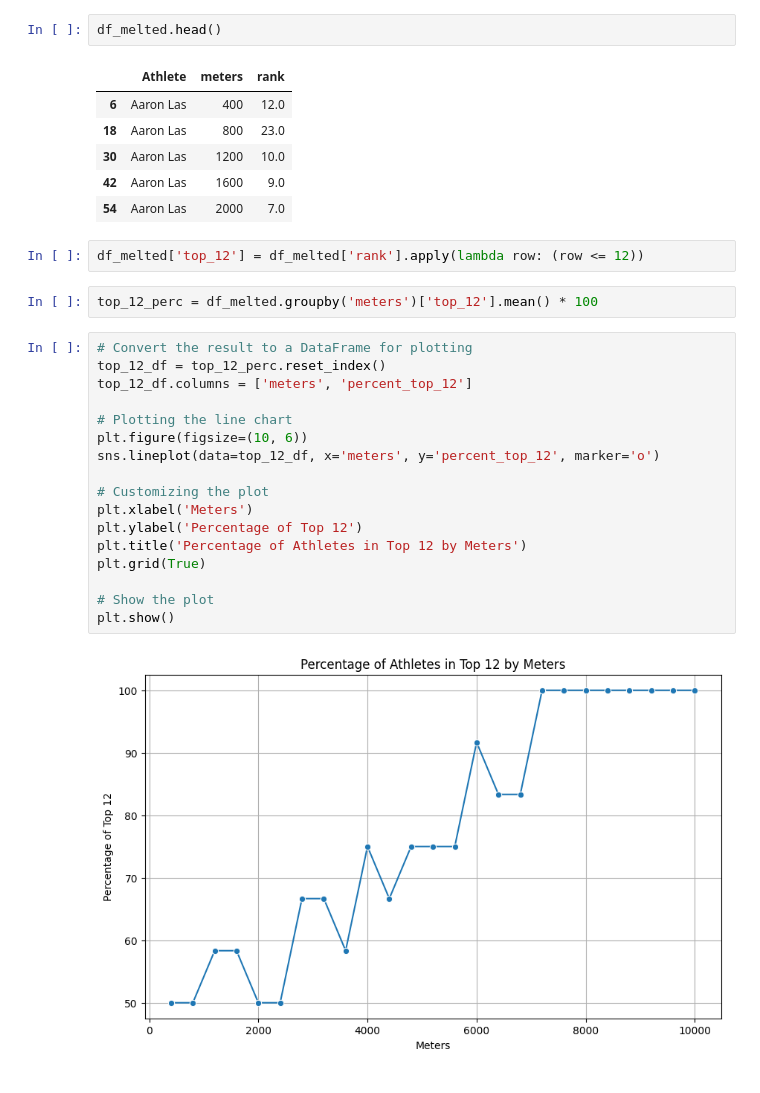
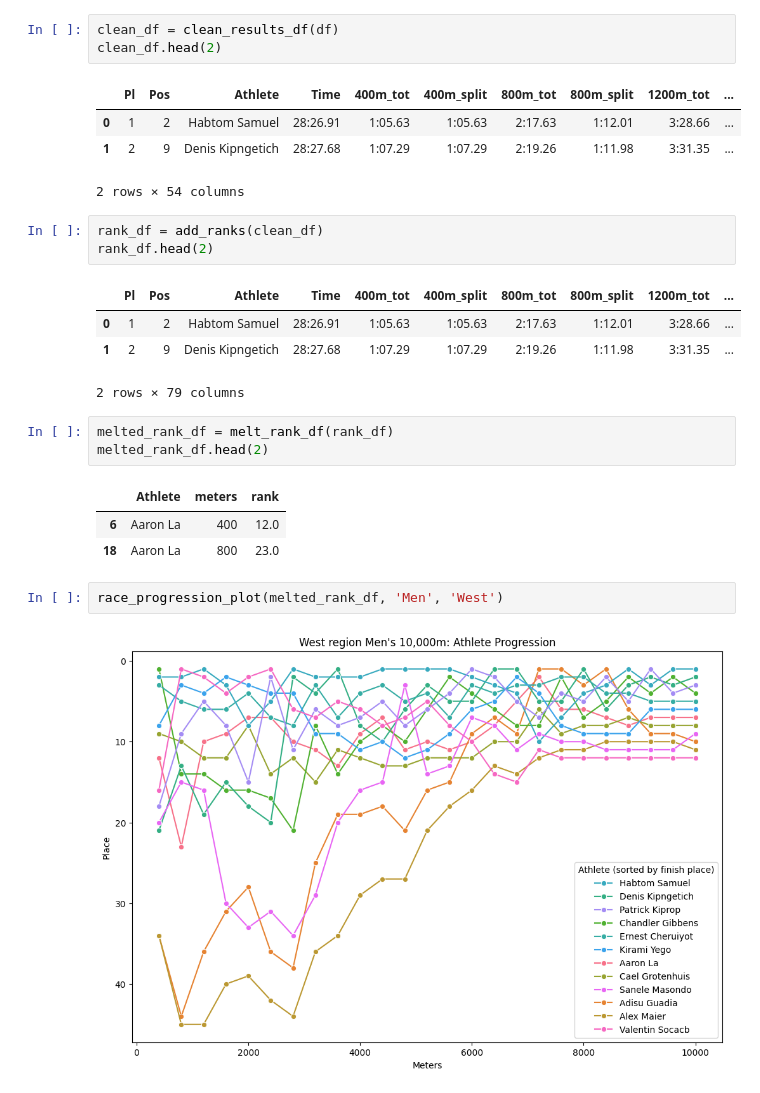
Before and after one commit to racheldadamio/rachels-receipts, a Jupyter notebook: regionals_10k/race_progression.ipynb, the cells around one changed output. Drawn from its saved outputs; the diff is of its cells as text.

Commit message:
adding plots

```diff
--- a/regionals_10k/race_progression.ipynb
+++ b/regionals_10k/race_progression.ipynb
@@ -140,32 +23,27 @@ plt.show()
-# %%
-df_melted.head()
-# %% [output]
-|  | Athlete | meters | rank |
-| 6 | Aaron Las | 400 | 12.0 |
-| 18 | Aaron Las | 800 | 23.0 |
-| 30 | Aaron Las | 1200 | 10.0 |
-| 42 | Aaron Las | 1600 | 9.0 |
-| 54 | Aaron Las | 2000 | 7.0 |
-# %%
-df_melted['top_12'] = df_melted['rank'].apply(lambda row: (row <= 12))
-# %%
-top_12_perc = df_melted.groupby('meters')['top_12'].mean() * 100
-# %%
-# Convert the result to a DataFrame for plotting
-top_12_df = top_12_perc.reset_index()
-top_12_df.columns = ['meters', 'percent_top_12']
-
-# Plotting the line chart
-plt.figure(figsize=(10, 6))
-sns.lineplot(data=top_12_df, x='meters', y='percent_top_12', marker='o')
-
-# Customizing the plot
-plt.xlabel('Meters')
-plt.ylabel('Percentage of Top 12')
-plt.title('Percentage of Athletes in Top 12 by Meters')
-plt.grid(True)
-
-# Show the plot
-plt.show()
-# %% [output]
-[figure, removed]
+# %%
+clean_df = clean_results_df(df)
+clean_df.head(2)
+# %% [output]
+|  | Pl | Pos | Athlete | Time | 400m_tot | 400m_split | 800m_tot | 800m_split | 1200m_tot | ... |
+| 0 | 1 | 2 | Habtom Samuel | 28:26.91 | 1:05.63 | 1:05.63 | 2:17.63 | 1:12.01 | 3:28.66 | ... |
+| 1 | 2 | 9 | Denis Kipngetich | 28:27.68 | 1:07.29 | 1:07.29 | 2:19.26 | 1:11.98 | 3:31.35 | ... |
+2 rows × 54 columns
+# %%
+rank_df = add_ranks(clean_df)
+rank_df.head(2)
+# %% [output]
+|  | Pl | Pos | Athlete | Time | 400m_tot | 400m_split | 800m_tot | 800m_split | 1200m_tot | ... |
+| 0 | 1 | 2 | Habtom Samuel | 28:26.91 | 1:05.63 | 1:05.63 | 2:17.63 | 1:12.01 | 3:28.66 | ... |
+| 1 | 2 | 9 | Denis Kipngetich | 28:27.68 | 1:07.29 | 1:07.29 | 2:19.26 | 1:11.98 | 3:31.35 | ... |
+2 rows × 79 columns
+# %%
+melted_rank_df = melt_rank_df(rank_df)
+melted_rank_df.head(2)
+# %% [output]
+|  | Athlete | meters | rank |
+| 6 | Aaron La | 400 | 12.0 |
+| 18 | Aaron La | 800 | 23.0 |
+# %%
+race_progression_plot(melted_rank_df, 'Men', 'West')
+# %% [output]
+[figure, added]
```
Also changed, not shown: parts of 19 cells of this notebook, 4 other files.
